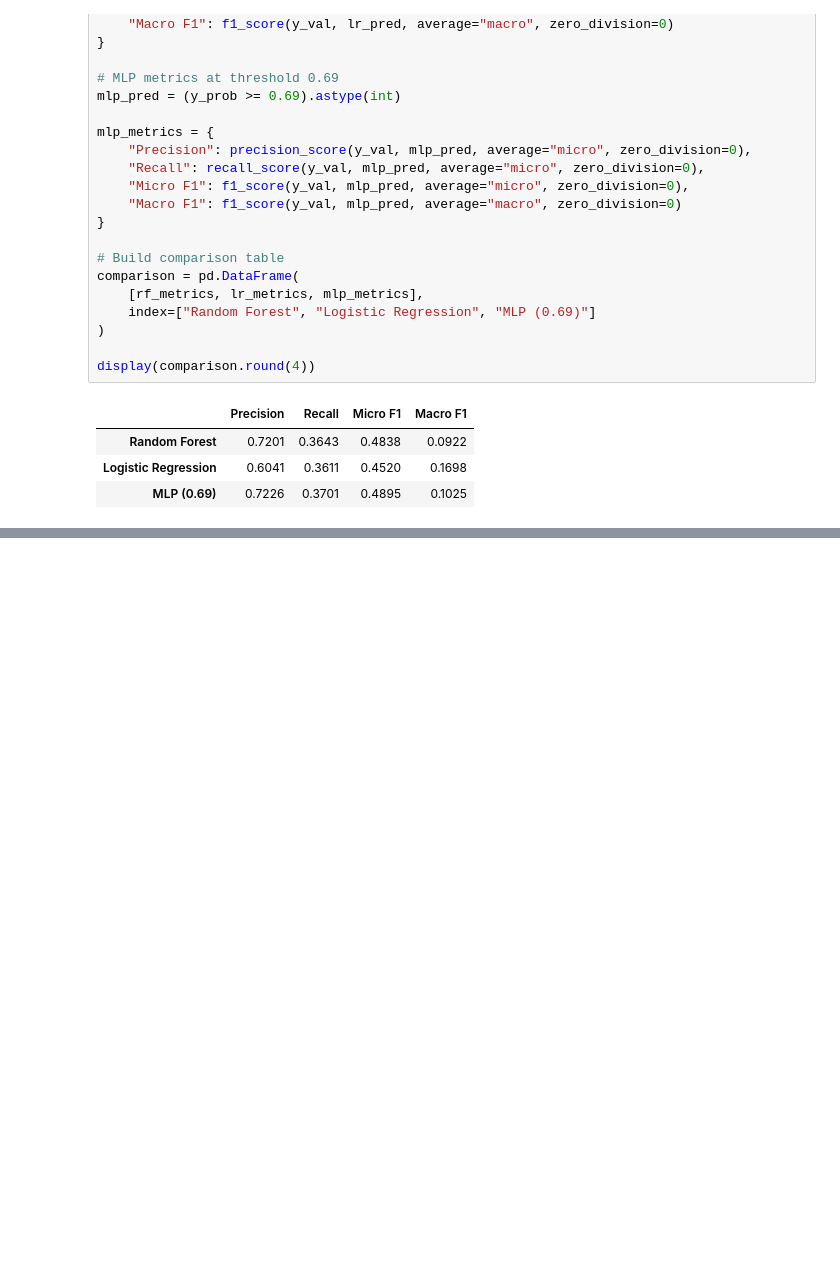
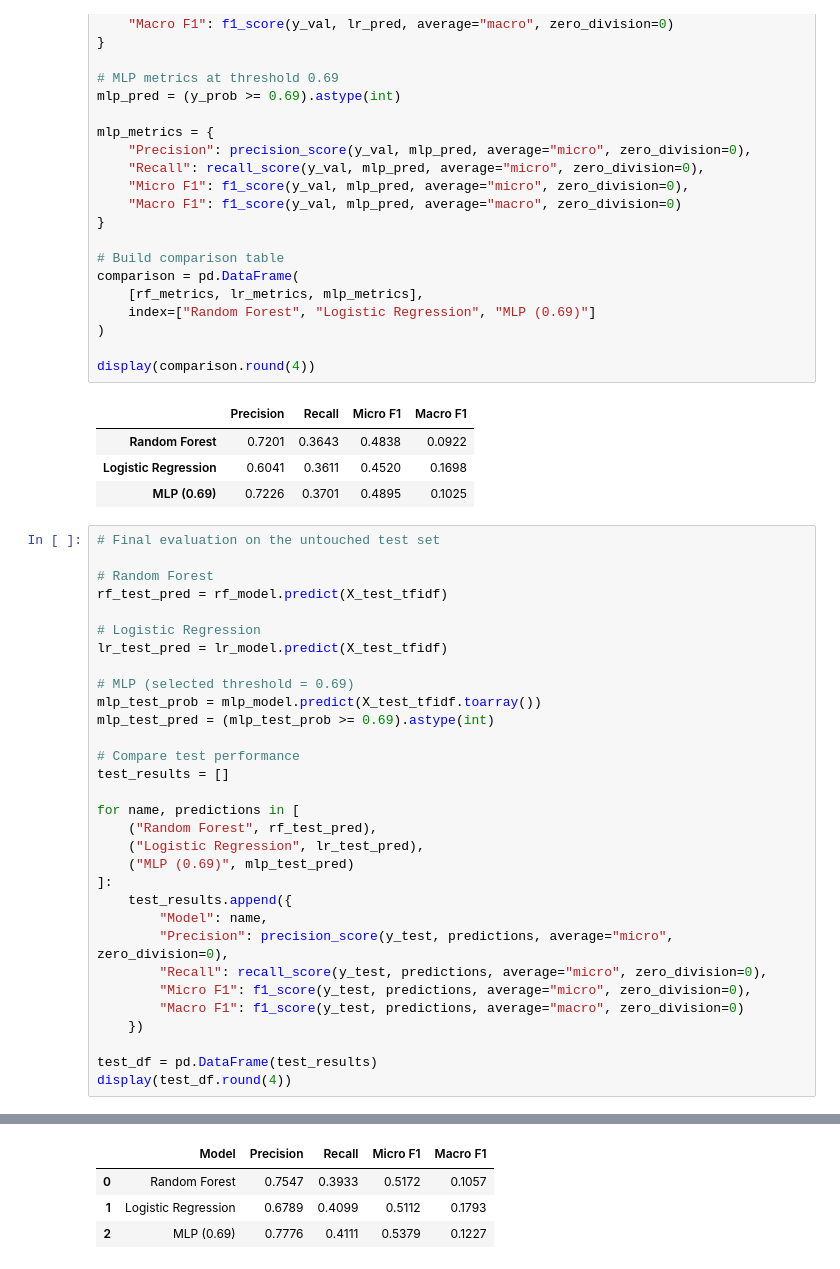
Before and after one commit to lexi1313/CS440_FinalProject, a Jupyter notebook: CS440_FinalProject.ipynb, the cells around one changed output, grey strips where cells are left out. Saved outputs shown, nothing was run; the diff lists cells and outputs as text; blank space fills up the shorter version.

```diff
--- a/CS440_FinalProject.ipynb
+++ b/CS440_FinalProject.ipynb
@@ -361,3 +362,35 @@ display(comparison.round(4))
 | Random Forest | 0.7201 | 0.3643 | 0.4838 | 0.0922 |
 | Logistic Regression | 0.6041 | 0.3611 | 0.4520 | 0.1698 |
 | MLP (0.69) | 0.7226 | 0.3701 | 0.4895 | 0.1025 |
+# %%
+# Final evaluation on the untouched test set
+
+# Random Forest
+rf_test_pred = rf_model.predict(X_test_tfidf)
+
+# Logistic Regression
+lr_test_pred = lr_model.predict(X_test_tfidf)
+
+# MLP (selected threshold = 0.69)
+mlp_test_prob = mlp_model.predict(X_test_tfidf.toarray())
+mlp_test_pred = (mlp_test_prob >= 0.69).astype(int)
+
+# Compare test performance
+test_results = []
+
+for name, predictions in [
+    ("Random Forest", rf_test_pred),
+    ("Logistic Regression", lr_test_pred),
+    ("MLP (0.69)", mlp_test_pred)
+]:
+    test_results.append({
+        "Model": name,
+        "Precision": precision_score(y_test, predictions, average="micro", zero_division=0),
+        "Recall": recall_score(y_test, predictions, average="micro", zero_division=0),
+        "Micro F1": f1_score(y_test, predictions, average="micro", zero_division=0),
+        "Macro F1": f1_score(y_test, predictions, average="macro", zero_division=0)
+    })
+
+test_df = pd.DataFrame(test_results)
+display(test_df.round(4))
+# %% [output]
@@ -363,0 +398,4 @@ display(comparison.round(4))
+|  | Model | Precision | Recall | Micro F1 | Macro F1 |
+| 0 | Random Forest | 0.7547 | 0.3933 | 0.5172 | 0.1057 |
+| 1 | Logistic Regression | 0.6789 | 0.4099 | 0.5112 | 0.1793 |
+| 2 | MLP (0.69) | 0.7776 | 0.4111 | 0.5379 | 0.1227 |
```
Also changed, not shown: parts of 3 cells of this notebook, 2 other files.
